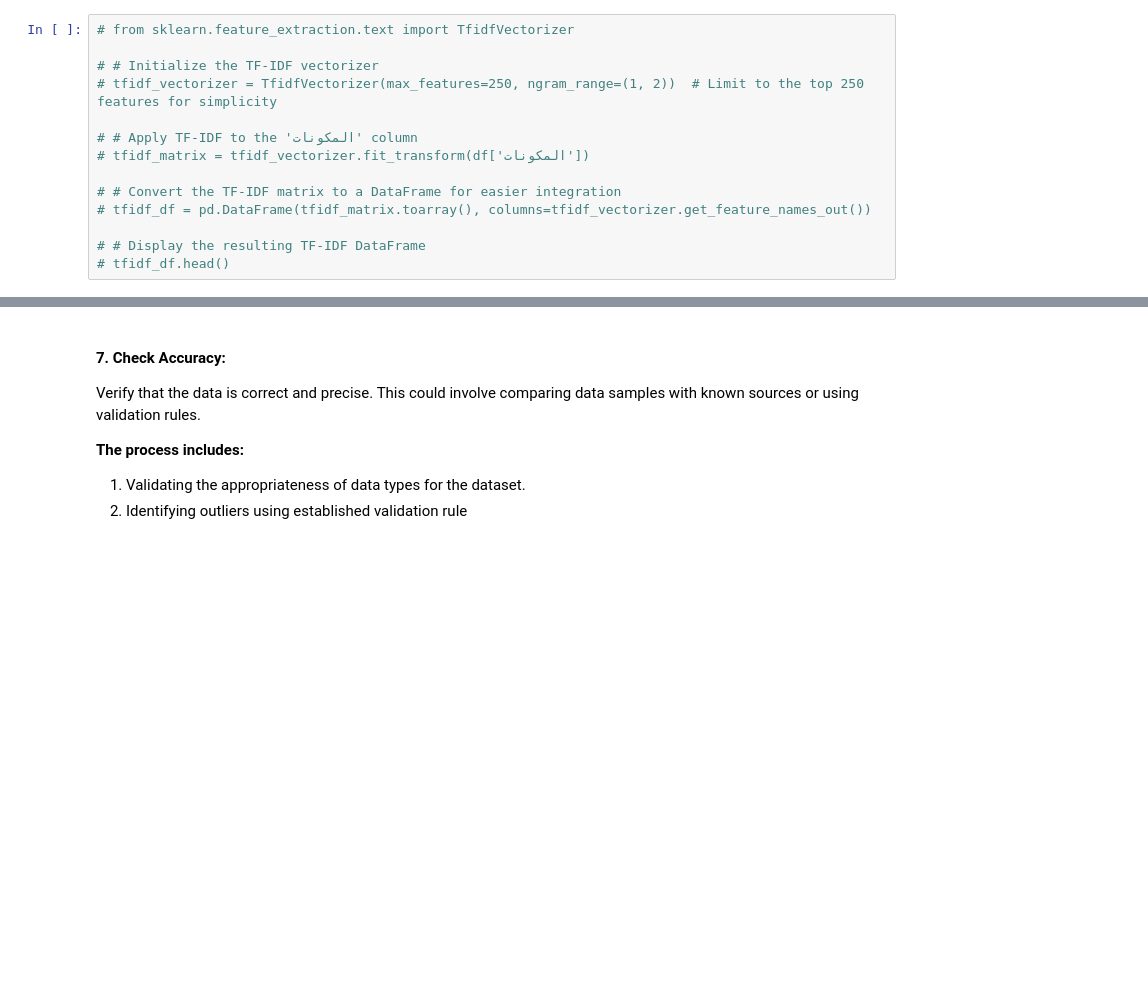
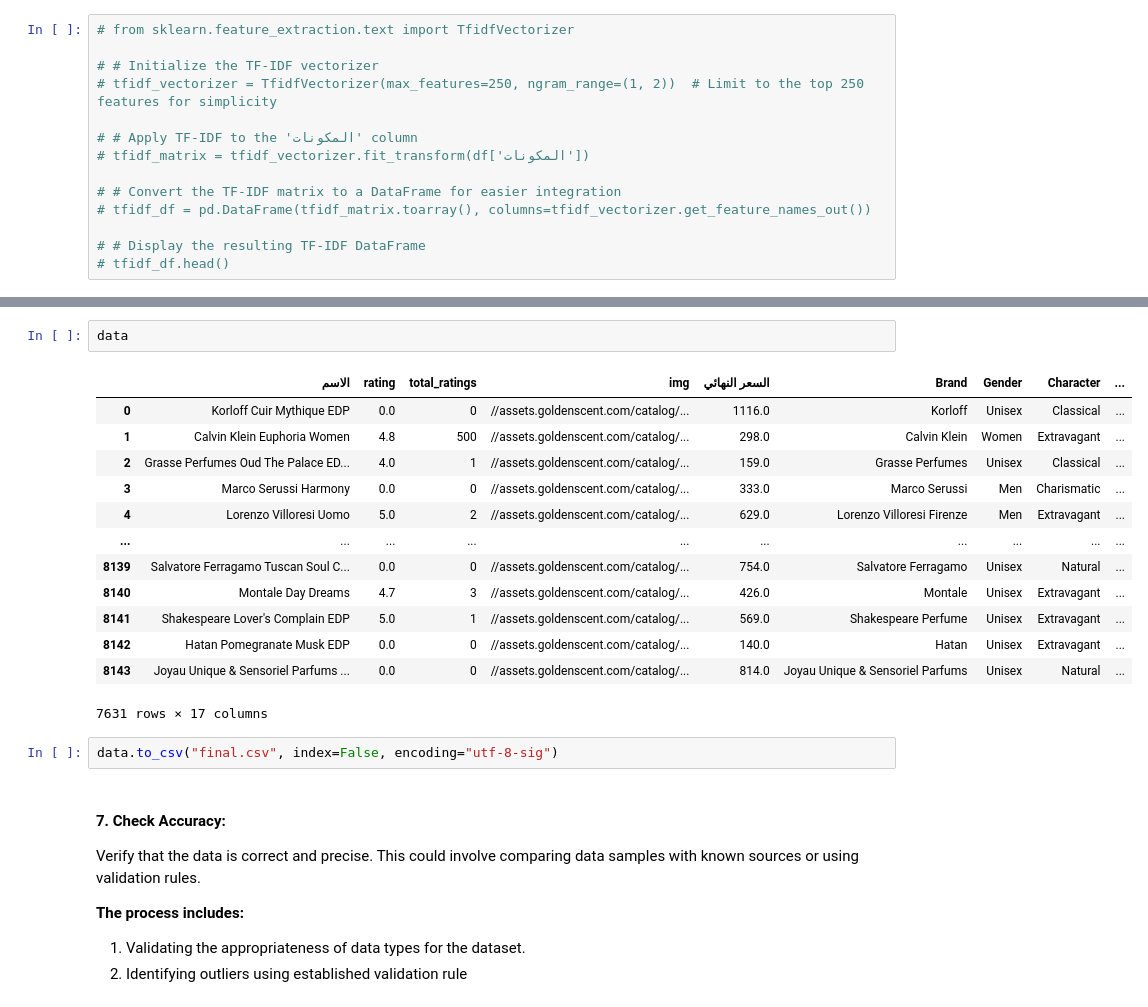
Before and after one commit to MAMDOUH-ALSHARARI/Perfume-Recommendation-System, a Jupyter notebook: Abdullah.ipynb, the cells around one changed output, grey strips where cells are left out. Saved outputs shown, nothing was run; the diff lists cells and outputs as text; blank space fills up the shorter version.

```diff
--- a/Abdullah.ipynb
+++ b/Abdullah.ipynb
@@ -390,3 +562,21 @@ Index(['الجنس', 'شخصية عطرك', 'العائلة العطرية', 'ن
+# %%
+data
+# %% [output]
+|  | الاسم | rating | total_ratings | img | السعر النهائي | Brand | Gender | Character | ... |
+| 0 | Korloff Cuir Mythique EDP | 0.0 | 0 | //assets.goldenscent.com/catalog/... | 1116.0 | Korloff | Unisex | Classical | ... |
+| 1 | Calvin Klein Euphoria Women | 4.8 | 500 | //assets.goldenscent.com/catalog/... | 298.0 | Calvin Klein | Women | Extravagant | ... |
+| 2 | Grasse Perfumes Oud The Palace ED... | 4.0 | 1 | //assets.goldenscent.com/catalog/... | 159.0 | Grasse Perfumes | Unisex | Classical | ... |
+| 3 | Marco Serussi Harmony | 0.0 | 0 | //assets.goldenscent.com/catalog/... | 333.0 | Marco Serussi | Men | Charismatic | ... |
+| 4 | Lorenzo Villoresi Uomo | 5.0 | 2 | //assets.goldenscent.com/catalog/... | 629.0 | Lorenzo Villoresi Firenze | Men | Extravagant | ... |
+| ... | ... | ... | ... | ... | ... | ... | ... | ... | ... |
+| 8139 | Salvatore Ferragamo Tuscan Soul C... | 0.0 | 0 | //assets.goldenscent.com/catalog/... | 754.0 | Salvatore Ferragamo | Unisex | Natural | ... |
+| 8140 | Montale Day Dreams | 4.7 | 3 | //assets.goldenscent.com/catalog/... | 426.0 | Montale | Unisex | Extravagant | ... |
+| 8141 | Shakespeare Lover's Complain EDP | 5.0 | 1 | //assets.goldenscent.com/catalog/... | 569.0 | Shakespeare Perfume | Unisex | Extravagant | ... |
+| 8142 | Hatan Pomegranate Musk EDP | 0.0 | 0 | //assets.goldenscent.com/catalog/... | 140.0 | Hatan | Unisex | Extravagant | ... |
+| 8143 | Joyau Unique & Sensoriel Parfums ... | 0.0 | 0 | //assets.goldenscent.com/catalog/... | 814.0 | Joyau Unique & Sensoriel Parfums | Unisex | Natural | ... |
+7631 rows × 17 columns
+# %%
+data.to_csv("final.csv", index=False, encoding="utf-8-sig")
 # %% [markdown]
 #### 7. Check Accuracy:
 
```
Also changed, not shown: parts of 64 cells of this notebook, 5 other files.
